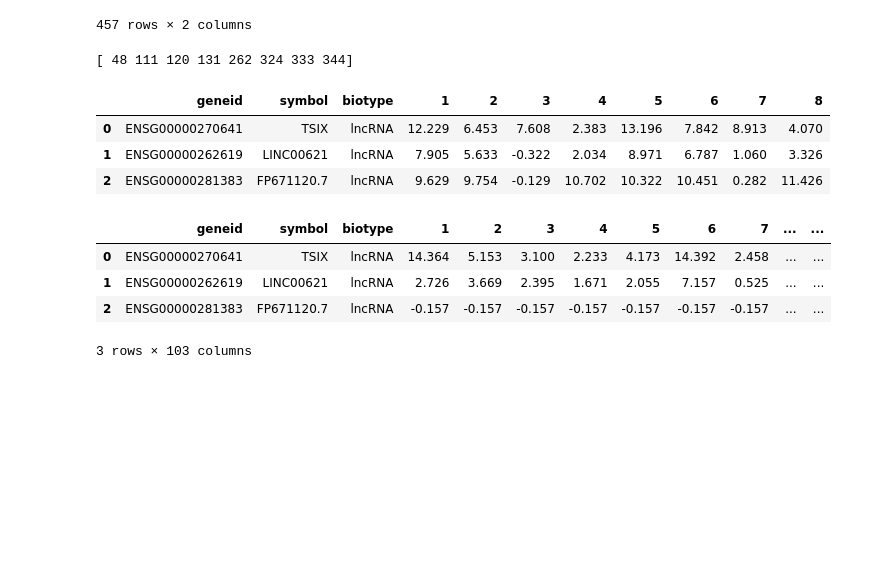
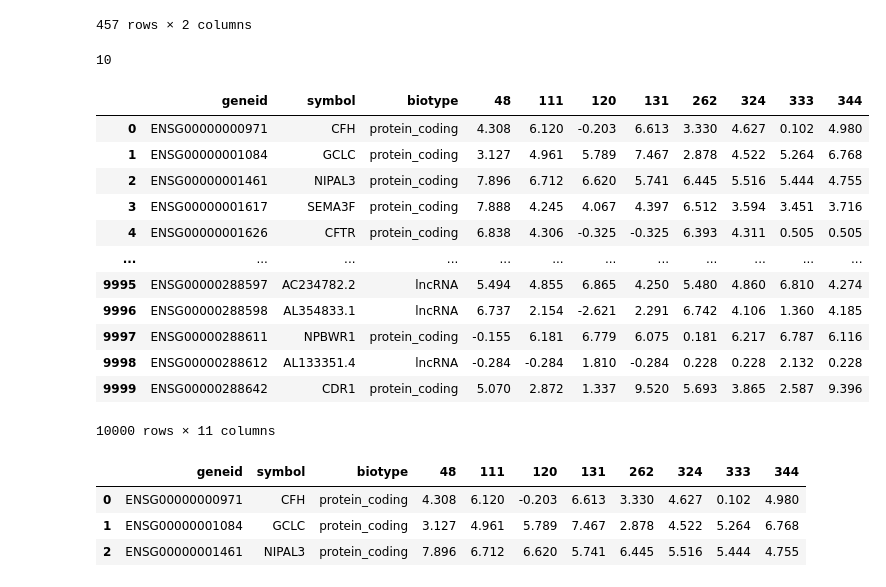
Before and after one commit to flalix/perturb_agent, a Jupyter notebook: notebooks/mtp_TCGA_54_PSI_all_PAADs_Cluster_DEGs.ipynb, the cells around one changed output. Drawn from its saved outputs; the diff is of its cells as text; code cells hidden in the pictures; blank space fills up the shorter version.

```diff
--- a/notebooks/mtp_TCGA_54_PSI_all_PAADs_Cluster_DEGs.ipynb
+++ b/notebooks/mtp_TCGA_54_PSI_all_PAADs_Cluster_DEGs.ipynb
@@ -259,0 +286,3 @@ df_cluster, df_sel, df_cpm, df_pca, df_umap = gdc.cluster_expression_data_group(
+# %%
+df_combat = gdc.open_combat_input_log_cpm(verbose=True)
+df_combat.head(3)
@@ -274,45 +321,33 @@ df_hca
 | 455 | 456 | 5 |
 | 456 | 457 | 5 |
 457 rows × 2 columns
+# %%
+df_hca.cluster.max()
+# %% [output]
+10
 # %%
 force=False
 verbose=True
 
 nclu=10
 
-cols = np.array(df_hca[df_hca.cluster == nclu]['sample'])
-print(cols)
+cols = df_hca[df_hca.cluster == nclu]['sample']
+gene_cols = ["geneid", "symbol", "biotype"]
+all_cols = gene_cols + list(cols)
 
-col_annots = [0, 1, 2]
-
-all_cols = col_annots + list(cols+2)
-
-dfn_combat_tum = dfn_combat_tumor_final.iloc[:, all_cols].copy()
-
-gene_cols = ["geneid", "symbol", "biotype"]
-cols2 = np.arange(len(cols))+1
-
-dfn_combat_tum.columns = gene_cols + list(cols2)
-dfn_combat_tum.head(3)
+dfn_combat_tum = df_combat[all_cols].copy()
+dfn_combat_tum
 # %% [output]
+|  | geneid | symbol | biotype | 48 | 111 | 120 | 131 | 262 | 324 | 333 | 344 |
+| 0 | ENSG00000000971 | CFH | protein_coding | 4.308 | 6.120 | -0.203 | 6.613 | 3.330 | 4.627 | 0.102 | 4.980 |
+| 1 | ENSG00000001084 | GCLC | protein_coding | 3.127 | 4.961 | 5.789 | 7.467 | 2.878 | 4.522 | 5.264 | 6.768 |
+| 2 | ENSG00000001461 | NIPAL3 | protein_coding | 7.896 | 6.712 | 6.620 | 5.741 | 6.445 | 5.516 | 5.444 | 4.755 |
+| 3 | ENSG00000001617 | SEMA3F | protein_coding | 7.888 | 4.245 | 4.067 | 4.397 | 6.512 | 3.594 | 3.451 | 3.716 |
+| 4 | ENSG00000001626 | CFTR | protein_coding | 6.838 | 4.306 | -0.325 | -0.325 | 6.393 | 4.311 | 0.505 | 0.505 |
+| ... | ... | ... | ... | ... | ... | ... | ... | ... | ... | ... | ... |
+| 9995 | ENSG00000288597 | AC234782.2 | lncRNA | 5.494 | 4.855 | 6.865 | 4.250 | 5.480 | 4.860 | 6.810 | 4.274 |
+| 9996 | ENSG00000288598 | AL354833.1 | lncRNA | 6.737 | 2.154 | -2.621 | 2.291 | 6.742 | 4.106 | 1.360 | 4.185 |
+| 9997 | ENSG00000288611 | NPBWR1 | protein_coding | -0.155 | 6.181 | 6.779 | 6.075 | 0.181 | 6.217 | 6.787 | 6.116 |
+| 9998 | ENSG00000288612 | AL133351.4 | lncRNA | -0.284 | -0.284 | 1.810 | -0.284 | 0.228 | 0.228 | 2.132 | 0.228 |
+| 9999 | ENSG00000288642 | CDR1 | protein_coding | 5.070 | 2.872 | 1.337 | 9.520 | 5.693 | 3.865 | 2.587 | 9.396 |
-[ 48 111 120 131 262 324 333 344]
+10000 rows × 11 columns
-|  | geneid | symbol | biotype | 1 | 2 | 3 | 4 | 5 | 6 | 7 | 8 |
-| 0 | ENSG00000270641 | TSIX | lncRNA | 12.229 | 6.453 | 7.608 | 2.383 | 13.196 | 7.842 | 8.913 | 4.070 |
-| 1 | ENSG00000262619 | LINC00621 | lncRNA | 7.905 | 5.633 | -0.322 | 2.034 | 8.971 | 6.787 | 1.060 | 3.326 |
-| 2 | ENSG00000281383 | FP671120.7 | lncRNA | 9.629 | 9.754 | -0.129 | 10.702 | 10.322 | 10.451 | 0.282 | 11.426 |
-# %%
-dfn_combat_norm = dfn_combat_normal_final.copy()
-
-cols = list(dfn_combat_norm.columns)
-
-gene_cols = ["geneid", "symbol", "biotype"]
-cols2 = np.arange(len(cols)-3)+1
-
-dfn_combat_norm.columns = gene_cols + list(cols2)
-dfn_combat_norm.head(3)
-# %% [output]
-|  | geneid | symbol | biotype | 1 | 2 | 3 | 4 | 5 | 6 | 7 | ... | ... |
-| 0 | ENSG00000270641 | TSIX | lncRNA | 14.364 | 5.153 | 3.100 | 2.233 | 4.173 | 14.392 | 2.458 | ... | ... |
-| 1 | ENSG00000262619 | LINC00621 | lncRNA | 2.726 | 3.669 | 2.395 | 1.671 | 2.055 | 7.157 | 0.525 | ... | ... |
-| 2 | ENSG00000281383 | FP671120.7 | lncRNA | -0.157 | -0.157 | -0.157 | -0.157 | -0.157 | -0.157 | -0.157 | ... | ... |
-3 rows × 103 columns
@@ -320,0 +354,8 @@ df_normal = gdc.cdegs.deduplicate_by_max_reads(dfn_combat_norm)
+# %%
+df_tumor = dfn_combat_tum
+df_tumor.head(3)
+# %% [output]
+|  | geneid | symbol | biotype | 48 | 111 | 120 | 131 | 262 | 324 | 333 | 344 |
+| 0 | ENSG00000000971 | CFH | protein_coding | 4.308 | 6.120 | -0.203 | 6.613 | 3.330 | 4.627 | 0.102 | 4.980 |
+| 1 | ENSG00000001084 | GCLC | protein_coding | 3.127 | 4.961 | 5.789 | 7.467 | 2.878 | 4.522 | 5.264 | 6.768 |
+| 2 | ENSG00000001461 | NIPAL3 | protein_coding | 7.896 | 6.712 | 6.620 | 5.741 | 6.445 | 5.516 | 5.444 | 4.755 |
```
Also changed, not shown: parts of 28 cells of this notebook, 2 other files.
